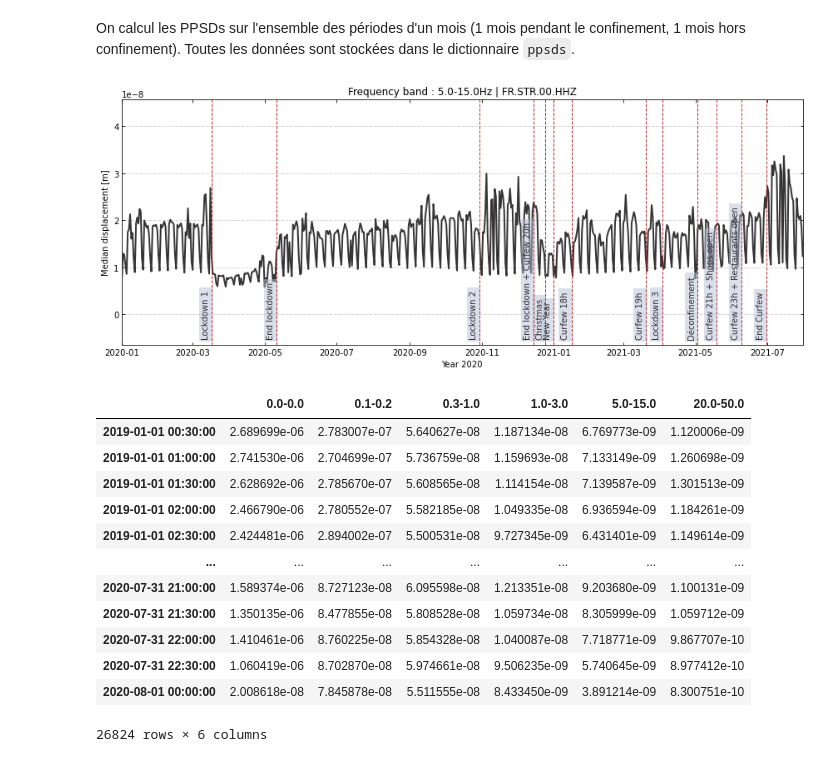
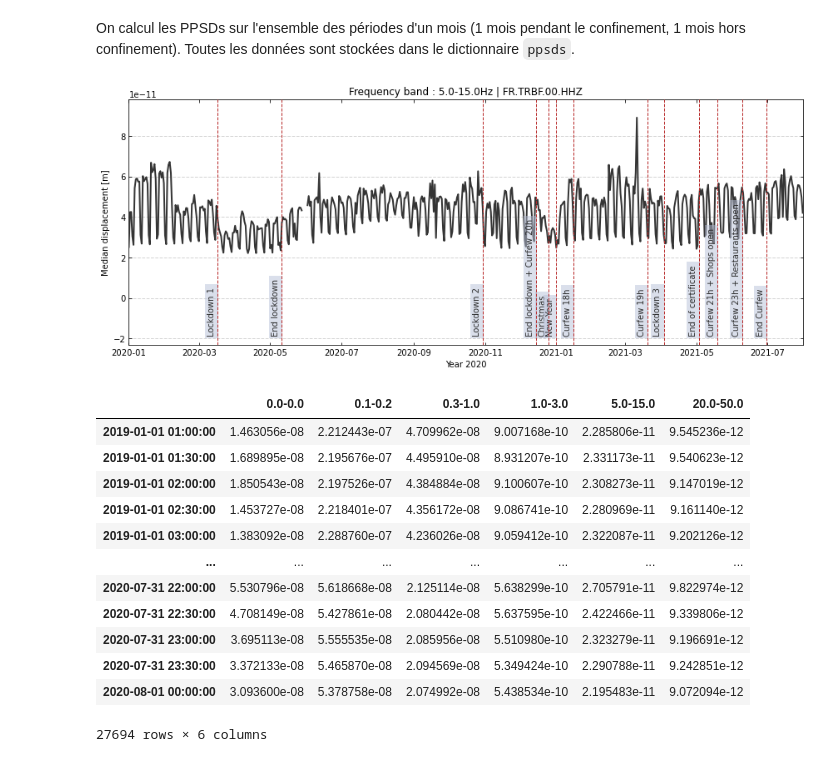
Before and after one commit to FlavienMattern/seismic-noise, a Jupyter notebook: fr_noise_overview_diff2019.ipynb, the cells around one changed output. Cells and saved outputs as stored; diff of their text form; code cells hidden in the pictures.

```diff
--- a/fr_noise_overview_diff2019.ipynb
+++ b/fr_noise_overview_diff2019.ipynb
@@ -56,15 +56,22 @@ year_ref = 2019
 
 # list_stations = ["FR.STR.00.HHZ", "FR.CURIE.00.HHZ", "FR.BRGF.00.HHZ"]
 list_stations = np.loadtxt(DATA_FOLDER + "/st_metadata/stations_fr.txt", dtype=str)
-list_stations = ["FR.STR.00.HHZ"]
+list_stations = ["FR.TRBF.00.HHZ"]
 # %%
-events = {
-    "Lockdown 1" :      "2020-03-17",
-    "Lockdown 1 exit" : "2020-05-11",
-    "Lockdown 2" :      "2020-10-30",
-    "Lockdown 2 exit" : "2020-12-15",
-    "Christmas" :       "2020-12-25",
-    "New Year" :        "2021-01-01",
-    "Curfew 18h-6h" :   "2021-01-16",
-    "Lockdown 3" :      "2021-04-03"
+tags = {
+    "2020-03-17": "Lockdown 1",
+    "2020-05-11": "End lockdown",
+    "2020-10-30": "Lockdown 2",
+    "2020-12-15": "End lockdown + Curfew 20h",
+    "2020-12-25": "Christmas",
+    "2021-01-01": "New Year",
+    "2021-01-16": "Curfew 18h",
+    "2021-03-20": "Curfew 19h",
+    "2021-04-03": "Lockdown 3",
+    "2021-05-03": "End of certificate",
+    "2021-05-19": "Curfew 21h + Shops open",
+    "2021-06-09": "Curfew 23h + Restaurants open",
+    "2021-06-30": "End Curfew"
 }
+dates_tags = pd.to_datetime(([key for key in tags.keys()]))
+desc_tags = [(value) for value in tags.values()]
@@ -120,9 +105,12 @@ for j, st_str in tqdm.tqdm(enumerate(list_stations)):
 
     st_list = np.append(st_list, st_str)
 
+    ### Conversion heures locales
+    dRMS = dRMS.copy().tz_localize("UTC").tz_convert("Europe/Brussels").tz_localize(None).resample("30Min").mean()
+
     ### On garde les données dans la période temporelle qui nous intéresse
     # dRMS de référence (2019)
-    mask_ref = (dataframe.index > pd.Timestamp("2019-01-01")) & (dataframe.index <= pd.Timestamp("2020-01-01"))
+    mask_ref = (dRMS.index > pd.Timestamp("2019-01-01")) & (dRMS.index <= pd.Timestamp("2020-01-01"))
     dRMS_ref = dRMS.loc[mask_ref]
     submask = (dRMS_ref.index > (tStart - pd.Timedelta("365 days"))) & (dRMS_ref.index <= (tEnd - pd.Timedelta("731 days")))
     dRMS_sub = dRMS_ref.loc[submask]
@@ -130,7 +118,7 @@ for j, st_str in tqdm.tqdm(enumerate(list_stations)):
     dRMS_2019 = pd.concat([dRMS_ref, dRMS_sub])
 
     # dRMS à comparer (2020-2021)
-    mask_time = (dataframe.index > tStart) & (dataframe.index <= tEnd)
+    mask_time = (dRMS.index > tStart) & (dRMS.index <= tEnd)
     dRMS = dRMS.loc[mask_time]
 
     ### Récupération du bruit
@@ -150,47 +138,47 @@ for j, st_str in tqdm.tqdm(enumerate(list_stations)):
     ax.set_ylabel("Median displacement [m]")
 
     box_txt = dict(boxstyle="square",
                facecolor='#B7C0D8',
                edgecolor='none',
                alpha=0.5)
 
     for n in range(len(dates_tags)):
         t_search = dates_tags[n]
         desc_search = desc_tags[n]
         t_text = t_search - pd.Timedelta("5 days")
         ax.axvline(t_search, ls="--", lw=1, color="#B82A2A", zorder=10)   # Confinement 1
         ax.text(t_text, -0.8*np.nanquantile(dRMS_med, 0.01), desc_search,
                 color="#2B2B2B", fontsize="medium", rotation=90,
                 ha="center", va="bottom",
                 bbox=box_txt)   # Confinement 1
 
     plt.grid(axis="y", color="#D5D5D5", linestyle='--', linewidth=1)
     plt.tight_layout()
     # plt.savefig("RESULTS/FR_2020/noise_stations/{}_{}.png".format(st_str, freq), dpi=300)
     plt.show()
     # plt.close()
     # plt.clf()
 
     ### Normalisation du bruit
     dRMS_med = dRMS_med[freq].tolist()
     # norm = np.nanmedian(dRMS_med)
     # dRMS_med = dRMS_med/norm
     med_values.append(dRMS_med)
 # %% [output]
-[figure, old version]
+[figure, new version]
 # %%
 dRMS_2019
 # %% [output]
 |  | 0.0-0.0 | 0.1-0.2 | 0.3-1.0 | 1.0-3.0 | 5.0-15.0 | 20.0-50.0 |
-| 2019-01-01 00:30:00 | 2.689699e-06 | 2.783007e-07 | 5.640627e-08 | 1.187134e-08 | 6.769773e-09 | 1.120006e-09 |
-| 2019-01-01 01:00:00 | 2.741530e-06 | 2.704699e-07 | 5.736759e-08 | 1.159693e-08 | 7.133149e-09 | 1.260698e-09 |
-| 2019-01-01 01:30:00 | 2.628692e-06 | 2.785670e-07 | 5.608565e-08 | 1.114154e-08 | 7.139587e-09 | 1.301513e-09 |
-| 2019-01-01 02:00:00 | 2.466790e-06 | 2.780552e-07 | 5.582185e-08 | 1.049335e-08 | 6.936594e-09 | 1.184261e-09 |
-| 2019-01-01 02:30:00 | 2.424481e-06 | 2.894002e-07 | 5.500531e-08 | 9.727345e-09 | 6.431401e-09 | 1.149614e-09 |
+| 2019-01-01 01:00:00 | 1.463056e-08 | 2.212443e-07 | 4.709962e-08 | 9.007168e-10 | 2.285806e-11 | 9.545236e-12 |
+| 2019-01-01 01:30:00 | 1.689895e-08 | 2.195676e-07 | 4.495910e-08 | 8.931207e-10 | 2.331173e-11 | 9.540623e-12 |
+| 2019-01-01 02:00:00 | 1.850543e-08 | 2.197526e-07 | 4.384884e-08 | 9.100607e-10 | 2.308273e-11 | 9.147019e-12 |
+| 2019-01-01 02:30:00 | 1.453727e-08 | 2.218401e-07 | 4.356172e-08 | 9.086741e-10 | 2.280969e-11 | 9.161140e-12 |
+| 2019-01-01 03:00:00 | 1.383092e-08 | 2.288760e-07 | 4.236026e-08 | 9.059412e-10 | 2.322087e-11 | 9.202126e-12 |
 | ... | ... | ... | ... | ... | ... | ... |
-| 2020-07-31 21:00:00 | 1.589374e-06 | 8.727123e-08 | 6.095598e-08 | 1.213351e-08 | 9.203680e-09 | 1.100131e-09 |
-| 2020-07-31 21:30:00 | 1.350135e-06 | 8.477855e-08 | 5.808528e-08 | 1.059734e-08 | 8.305999e-09 | 1.059712e-09 |
-| 2020-07-31 22:00:00 | 1.410461e-06 | 8.760225e-08 | 5.854328e-08 | 1.040087e-08 | 7.718771e-09 | 9.867707e-10 |
-| 2020-07-31 22:30:00 | 1.060419e-06 | 8.702870e-08 | 5.974661e-08 | 9.506235e-09 | 5.740645e-09 | 8.977412e-10 |
-| 2020-08-01 00:00:00 | 2.008618e-08 | 7.845878e-08 | 5.511555e-08 | 8.433450e-09 | 3.891214e-09 | 8.300751e-10 |
+| 2020-07-31 22:00:00 | 5.530796e-08 | 5.618668e-08 | 2.125114e-08 | 5.638299e-10 | 2.705791e-11 | 9.822974e-12 |
+| 2020-07-31 22:30:00 | 4.708149e-08 | 5.427861e-08 | 2.080442e-08 | 5.637595e-10 | 2.422466e-11 | 9.339806e-12 |
+| 2020-07-31 23:00:00 | 3.695113e-08 | 5.555535e-08 | 2.085956e-08 | 5.510980e-10 | 2.323279e-11 | 9.196691e-12 |
+| 2020-07-31 23:30:00 | 3.372133e-08 | 5.465870e-08 | 2.094569e-08 | 5.349424e-10 | 2.290788e-11 | 9.242851e-12 |
+| 2020-08-01 00:00:00 | 3.093600e-08 | 5.378758e-08 | 2.074992e-08 | 5.438534e-10 | 2.195483e-11 | 9.072094e-12 |
-26824 rows × 6 columns
+27694 rows × 6 columns
```
Also changed, not shown: parts of 23 cells of this notebook.
